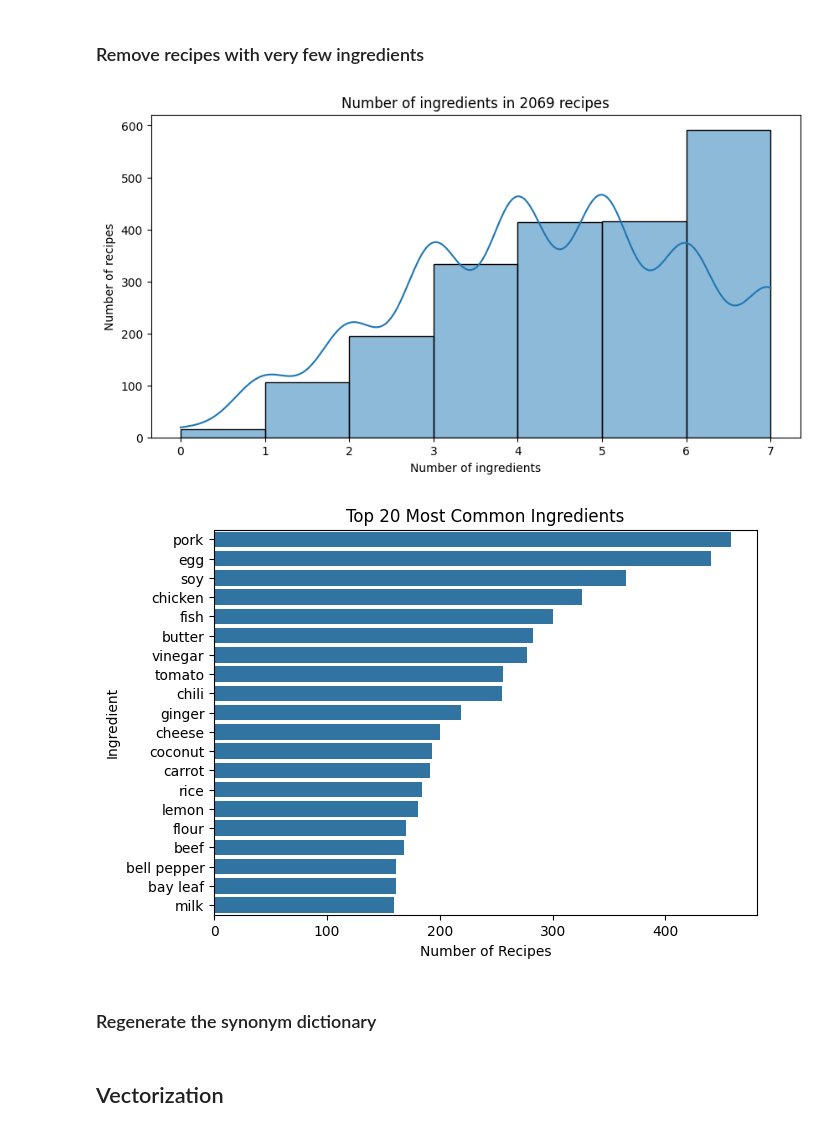
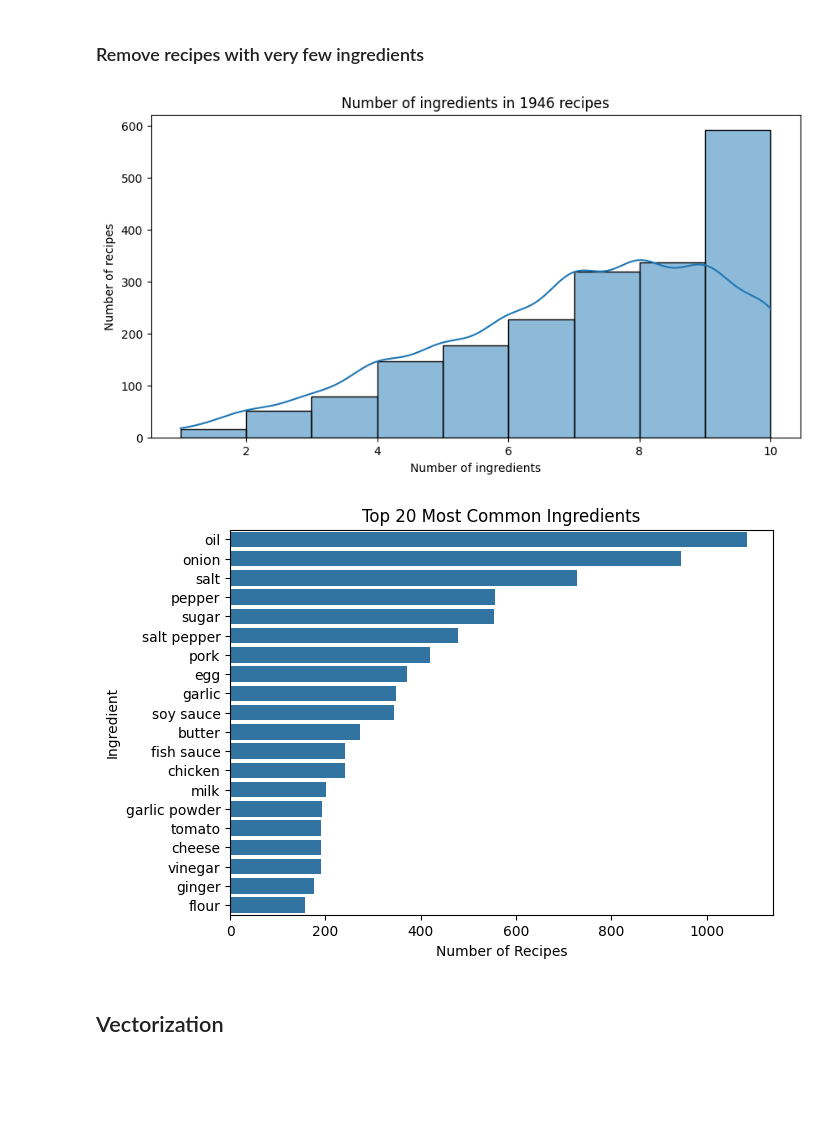
Before and after one commit to rixmape/panlasang-pinoy-clustering, a Jupyter notebook: panlasang-pinoy.ipynb, the cells around one changed output. Saved outputs shown, nothing was run; the diff lists cells and outputs as text; code cells hidden in the pictures; blank space fills up the shorter version.

Commit message:
Update to separate word and phrase synonym handling

```diff
--- a/panlasang-pinoy.ipynb
+++ b/panlasang-pinoy.ipynb
@@ -268,18 +278,22 @@ tofu    tofu     VERB   VB     ROOT   True
 # %% [markdown]
 ### Define the entire preprocessing pipeline
 # %%
+import re
+
+
 def preprocess_ingredient(ingredient):
     """Preprocess an ingredient string to extract key terms.""",
-    main_text = ingredient.split("(")[0]
-    first_option = main_text.split(" or ")[0]
+    no_parenthesis = re.sub(r"\([^)]*\)", "", ingredient)
+    first_option = no_parenthesis.split(" or ")[0]
     formatted = first_option.lower().strip()
 
     lemmatized = lemmatize_valid_nouns(formatted)
     filtered = filter_stopwords(lemmatized)
-    unique = remove_duplicates(filtered)
-    common_name = handle_synonym(unique)
+    word_synonym = handle_word_synonyms(filtered)
+    unique = remove_duplicates(word_synonym)
+    phrase_synonym = handle_phrase_synonyms(unique)
 
-    return common_name
+    return phrase_synonym
 
 
 clean_ingredient = preprocess_ingredient(SAMPLE_INGREDIENT)
@@ -302,7 +316,6 @@ def clean_ingredients(ingredients):
 
 tqdm.pandas()
 
-cleaned_df = recipe_df.copy()
-cleaned_df["ingredients"] = (
-    cleaned_df["ingredients"].progress_apply(clean_ingredients)
+recipe_df["cleaned_ingredients"] = (
+    recipe_df["ingredients"].progress_apply(clean_ingredients)
 )
@@ -319,9 +360,8 @@ plot_ingredient_frequencies(cleaned_df)
 # %% [markdown]
 ### Remove recipes rare ingredients
 # %%
-ingredient_counts = cleaned_df["ingredients"].explode().value_counts()
+ingredient_counts = recipe_df["cleaned_ingredients"].explode().value_counts()
 rare_ingredients = ingredient_counts[ingredient_counts <= 5].index
-rare_ingredients
 
 with open("data/rare_ingredients.txt", "w", encoding="utf-8") as file:
     file.writelines("\n".join(sorted(rare_ingredients)))
@@ -334,10 +374,11 @@ def remove_rare_ingredients(ingredients):
         if ingredient not in rare_ingredients
     ]
 
+reduced_df = recipe_df.copy()
 
-cleaned_df.loc[:, "ingredients"] = cleaned_df["ingredients"].apply(
-    remove_rare_ingredients
+reduced_df.loc[:, "cleaned_ingredients"] = (
+    reduced_df["cleaned_ingredients"].apply(remove_rare_ingredients)
 )
 
-plot_ingredient_counts(cleaned_df)
+plot_ingredient_counts(reduced_df, colname="cleaned_ingredients")
 # %% [output]
@@ -345,16 +390,14 @@ plot_ingredient_counts(cleaned_df)
 # %% [markdown]
 ### Remove recipes with very few ingredients
 # %%
-ingredient_counts = cleaned_df["ingredients"].apply(len)
+ingredient_counts = reduced_df["cleaned_ingredients"].apply(len)
 q1 = ingredient_counts.quantile(0.75)
-reduced_df = cleaned_df[ingredient_counts <= q1]
+reduced_df = reduced_df[ingredient_counts <= q1]
 
-plot_ingredient_counts(reduced_df)
+plot_ingredient_counts(reduced_df, colname="cleaned_ingredients")
 # %% [output]
-[figure, old version]
+[figure, new version]
 # %%
-plot_ingredient_frequencies(reduced_df)
+plot_ingredient_frequencies(reduced_df, colname="cleaned_ingredients")
 # %% [output]
-[figure, old version]
+[figure, new version]
-# %% [markdown]
-### Regenerate the synonym dictionary
```
Also changed, not shown: parts of 29 cells of this notebook, 7 other files.
